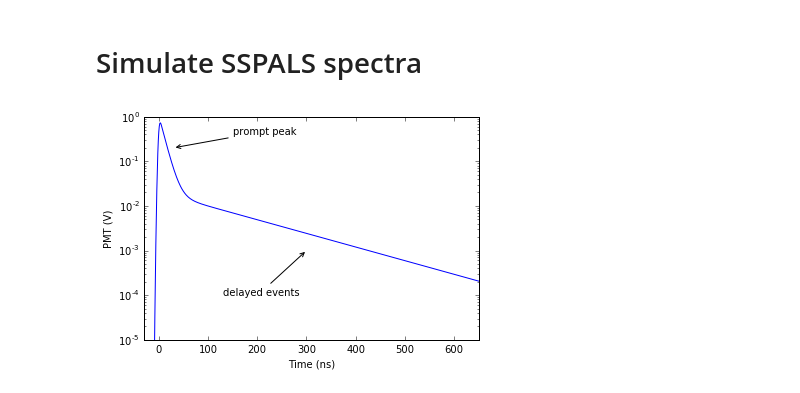
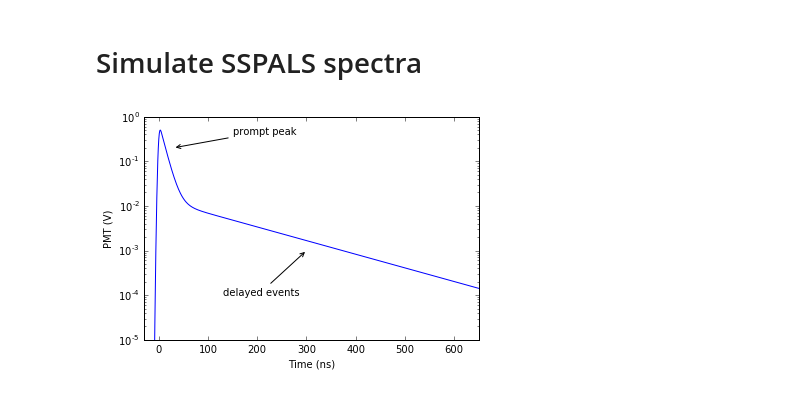
Before and after one commit to PositroniumSpectroscopy/sspals, a Jupyter notebook: examples/Simulate.ipynb, the cells around one changed output. Cells and saved outputs as stored; diff of their text form; code cells hidden in the pictures.

Commit message:
scale sspals.sim so that amp= peak hight.  Disable using norm=False.

```diff
--- a/examples/Simulate.ipynb
+++ b/examples/Simulate.ipynb
@@ -10,26 +10,26 @@ import sspals
 # %%
 # simulate data
 xdata  = np.arange(-150, 700, 1) * 1e-9
-ydata = sspals.sim(xdata, eff=0.2, kappa=1e-8)
+ydata = sspals.sim(xdata, amp=0.5, eff=0.2, kappa=1e-8)
 
 fig, ax = plt.subplots()
 ax.plot(xdata * 1e9, ydata)
 ax.set_yscale('log')
 
 ax.set_xlim(-30, 650)
 ax.set_ylim(1e-5, 1)
 
 # annotations
 ax.annotate('prompt peak', xy=(30, 0.2), xytext=(150, 0.4),
             arrowprops=dict(arrowstyle="->")
             )
 ax.annotate('delayed events', xy=(300, 0.001), xytext=(130, 0.0001),
             arrowprops=dict(arrowstyle="->")
             )
 
 ax.set_xlabel('Time (ns)')
 ax.set_ylabel('PMT (V)')
 
 plt.show()
 # %% [output]
-[figure, old version]
+[figure, new version]
```
Also changed, not shown: 2 other files.
